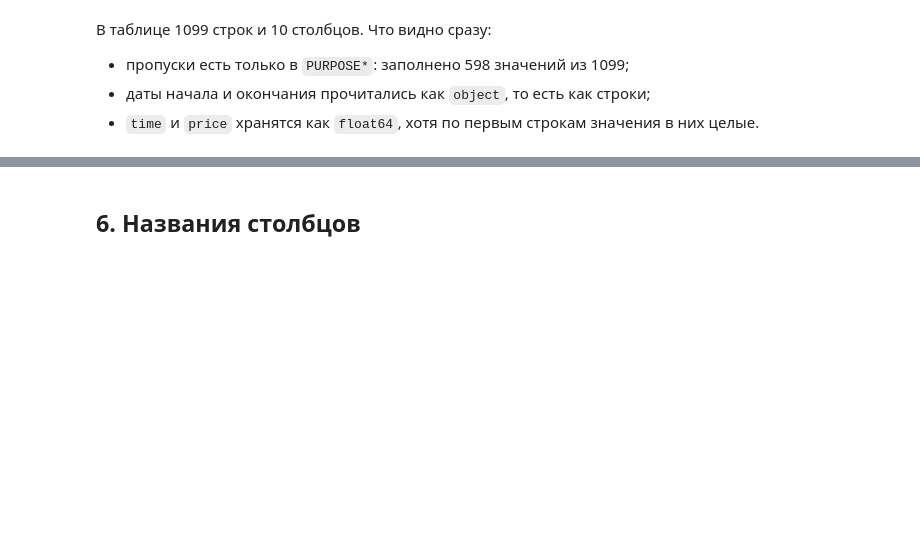
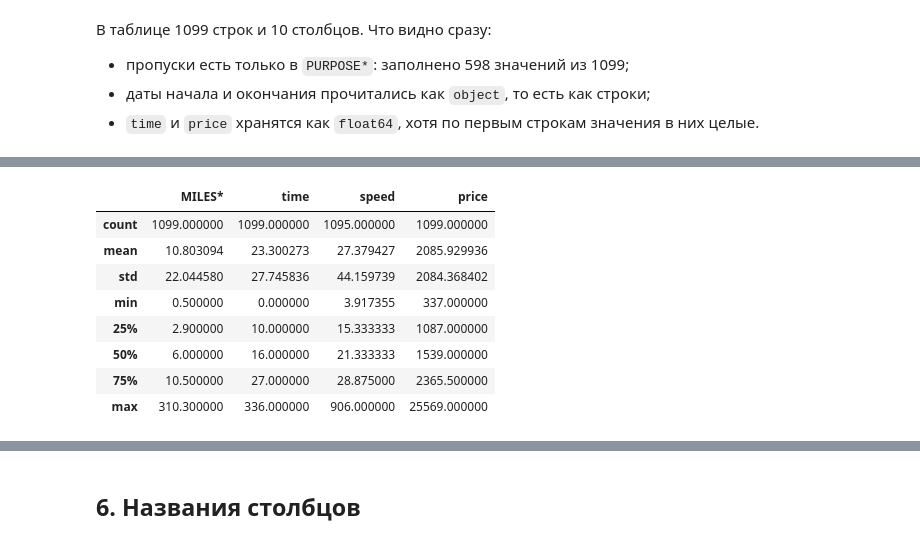
Before and after one commit to Echways/ItDA, a Jupyter notebook: lab-1/ЛР1_Моисеев_16.ipynb, the cells around one changed output, grey strips where cells are left out. Saved outputs shown, nothing was run; the diff lists cells and outputs as text; code cells hidden in the pictures; blank space fills up the shorter version.

```diff
--- a/lab-1/ЛР1_Моисеев_16.ipynb
+++ b/lab-1/ЛР1_Моисеев_16.ipynb
@@ -13,11 +13,12 @@
 # %%
 from abc import ABC, abstractmethod
 
+import numpy as np
 import pandas as pd
 
 pd.set_option('display.max_columns', None)
 
-DATA_PATH = 'data/Датасеты 1-2 ЛР/drivers.csv'
+DATA_PATH = 'data/drivers.csv'
 
 df = pd.read_csv(DATA_PATH)
 # %% [markdown]
@@ -131,0 +128,28 @@ df[df['time'] == 0]
+# %%
+class Transformation(ABC):
+    @abstractmethod
+    def apply(self, df: pd.DataFrame) -> pd.DataFrame:
+        ...
+
+
+class InfinityReplacer(Transformation):
+    def __init__(self, columns: list[str]):
+        self._columns = columns
+
+    def apply(self, df: pd.DataFrame) -> pd.DataFrame:
+        replaced = {column: df[column].replace(np.inf, np.nan)
+                    for column in self._columns}
+        return df.assign(**replaced)
+# %%
+df = InfinityReplacer(['speed']).apply(df)
+df.describe()
+# %% [output]
+|  | MILES* | time | speed | price |
+| count | 1099.000000 | 1099.000000 | 1095.000000 | 1099.000000 |
+| mean | 10.803094 | 23.300273 | 27.379427 | 2085.929936 |
+| std | 22.044580 | 27.745836 | 44.159739 | 2084.368402 |
+| min | 0.500000 | 0.000000 | 3.917355 | 337.000000 |
+| 25% | 2.900000 | 10.000000 | 15.333333 | 1087.000000 |
+| 50% | 6.000000 | 16.000000 | 21.333333 | 1539.000000 |
+| 75% | 10.500000 | 27.000000 | 28.875000 | 2365.500000 |
+| max | 310.300000 | 336.000000 | 906.000000 | 25569.000000 |
```
Also changed, not shown: parts of 27 cells of this notebook, 1 other file.
